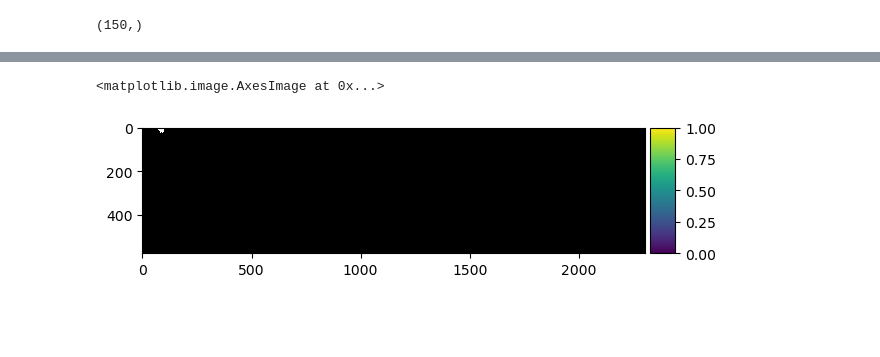
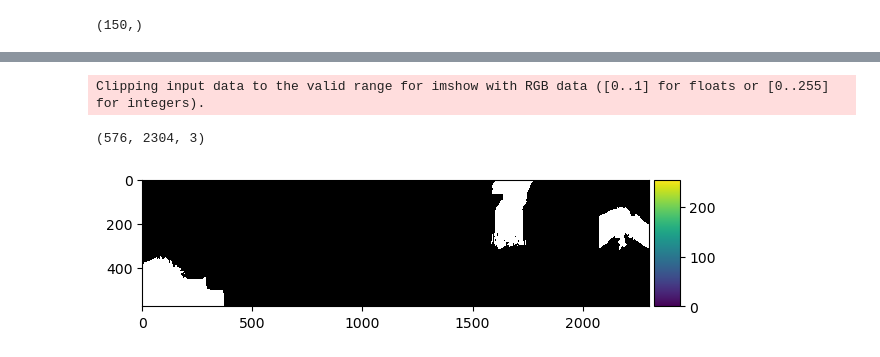
Before and after one commit to EarEEG-FYP/Dataset-for-P300-Speller-BCI, a Jupyter notebook: Explainable_ImageClassification_on_Plotted_EEG.ipynb, the cells around one changed output, grey strips where cells are left out. Drawn from its saved outputs; the diff is of its cells as text; code cells hidden in the pictures; blank space fills up the shorter version.

```diff
--- a/Explainable_ImageClassification_on_Plotted_EEG.ipynb
+++ b/Explainable_ImageClassification_on_Plotted_EEG.ipynb
@@ -178,7 +193,11 @@ predictions = []
 for pert in perturbations:
   perturbed_img = perturb_image(Xi,pert,superpixels)
   pred = rf_classifier.predict(perturbed_img.flatten().reshape(1, -1))
-  predictions.append(pred)
+  probs = rf_classifier.predict_proba(Xi_flat)
+  #print(pred, type(pred))
+  #print(probs, type(probs))
+  #pred.append(probs)
+  predictions.append(probs)
 
 predictions = np.array(predictions)
 predictions.shape
@@ -233,5 +252,5 @@ array([0.3170591 , 0.28426688, 0.29609799, 0.29518086, 0.30301498,
 # %%
-kernel_width = 0.25
+kernel_width = 1
 weights = np.sqrt(np.exp(-(distances**2)/kernel_width**2)) #Kernel function
 weights.shape
 # %% [output]
@@ -239,7 +266,7 @@ weights.shape
 # %%
 class_to_explain = preds[0]
 simpler_model = LinearRegression()
-simpler_model.fit(X=perturbations, y=predictions[:,class_to_explain], sample_weight=weights)
+simpler_model.fit(X=perturbations, y=predictions[:,:,class_to_explain], sample_weight=weights)
 coeff = simpler_model.coef_[0]
 coeff
 # %% [output]
@@ -253,7 +282,11 @@ array([0])
 # %%
 mask = np.zeros(num_superpixels)
 mask[top_features]= True #Activate top superpixels
-skimage.io.imshow(perturb_image(Xi,mask,superpixels) )
+out = perturb_image(Xi,mask,superpixels)
-# %% [output]
-<matplotlib.image.AxesImage at 0x...>
-[figure, removed]
+# %%
+skimage.io.imshow(out)
+print(out.shape)
+# %% [output]
+Clipping input data to the valid range for imshow with RGB data ([0..1] for floats or [0..255] for integers).
+(576, 2304, 3)
+[figure, added]
```
Also changed, not shown: parts of 25 cells of this notebook, 3 other files.
